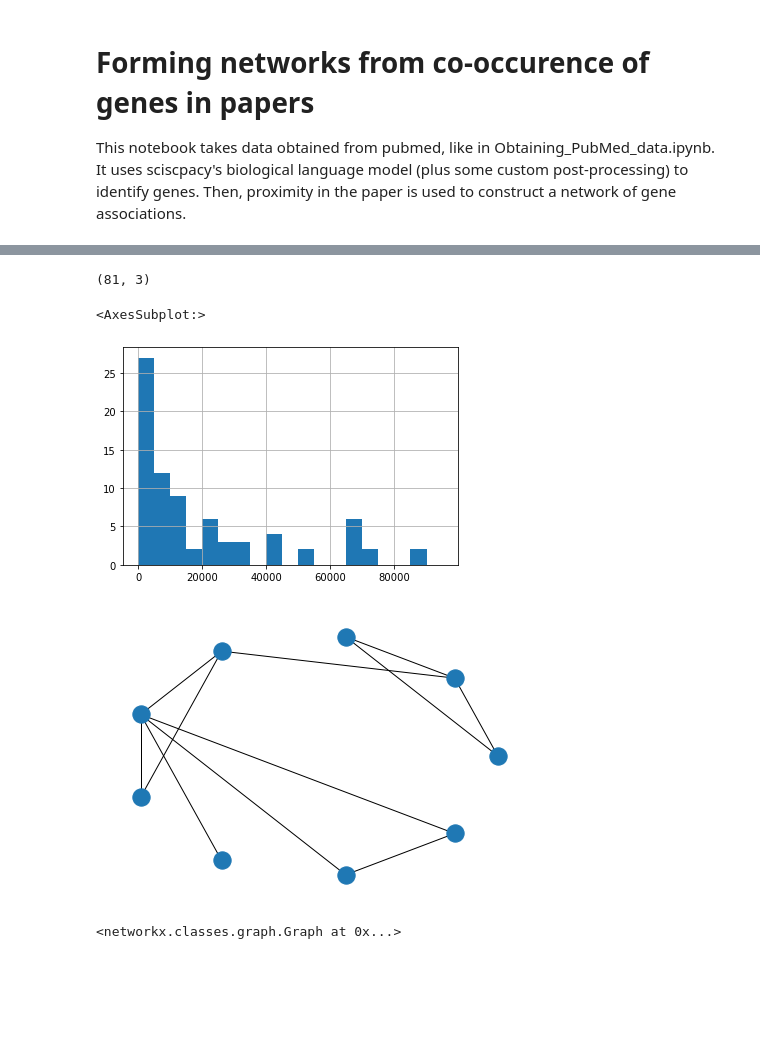
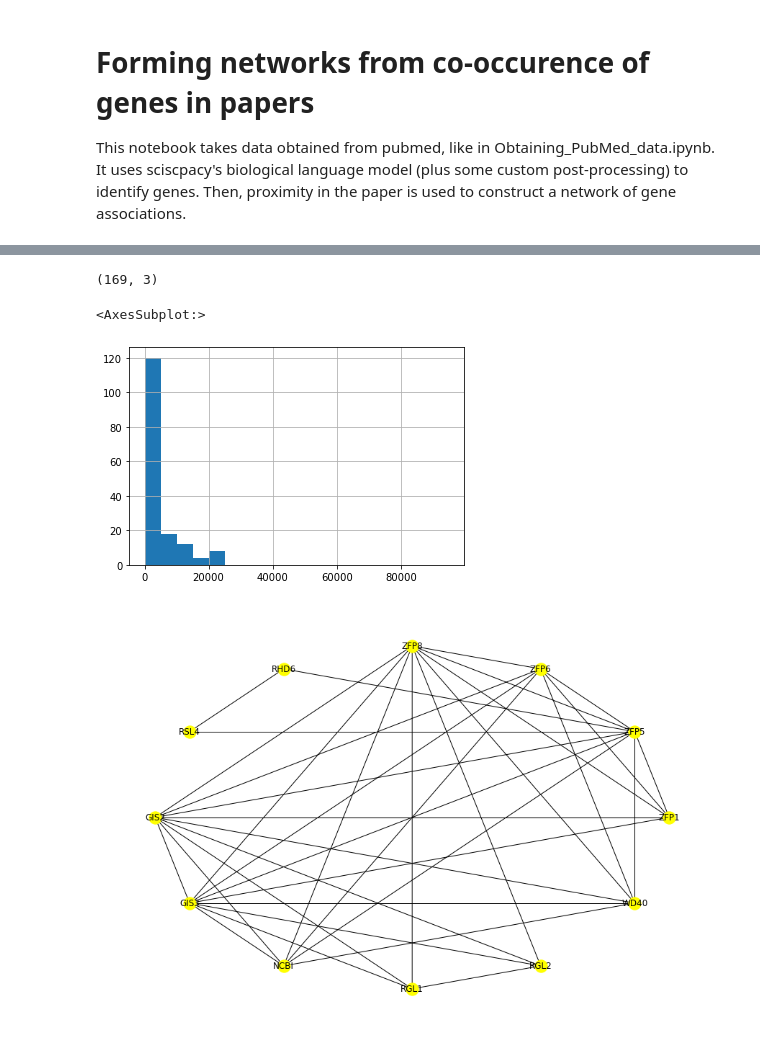
Before and after one commit to UvA-DSC/nlp_pubmed, a Jupyter notebook: form_networks.ipynb, the cells around one changed output, grey strips where cells are left out. Cells and saved outputs as stored; diff of their text form; code cells hidden in the pictures; blank space fills up the shorter version.

Commit message:
into dataframe of gene products, or something

```diff
--- a/form_networks.ipynb
+++ b/form_networks.ipynb
@@ -26,7 +26,7 @@ docs = [nlp(text) for text in all_papers]
 genes = []
 positions = []
 for ent in docs[2].ents:
-    if len(ent.text) > 2 and 'GENE' in ent.label_ and ent.text.isupper():
-        # print(f"{ent.text:20s}, {ent.start_char:6}, {ent.end_char:6}, {ent.label_:20s}")
+    if "GENE" in ent.label_ and ent.text.isupper() and len(ent.text) ==4:
+        print(f"{ent.text:4s}: {ent.label_:20s}")
         genes.append(ent.text.strip().replace('.', ''))
         positions.append(ent.start_char)
@@ -46,23 +84,20 @@ combinations = (distances.groupby(['Gene', 'Gene2']).distance.min()).reset_index
 print(combinations.shape)
 combinations.distance.hist(bins=np.arange(0,100000,5000))
 # %% [output]
-(81, 3)
+(169, 3)
 <AxesSubplot:>
-[figure, old version]
+[figure, new version]
 # %%
+plt.figure(figsize=(12,8))
 # Select "small" distances
-distlim = 5000
+distlim = 200
 assoc = combinations[combinations.distance < distlim]
 # Build network of combinations with small distances
 G = nx.Graph()
 for ir, row in assoc.iterrows():
     if row.Gene == row.Gene2: continue
     G.add_edge(row.Gene, row.Gene2)
 
-nx.draw(G, pos=nx.circular_layout(G))
+nx.draw(G, pos=nx.shell_layout(G), with_labels=True, node_color='yellow')
 # %% [output]
-[figure, old version]
+[figure, new version]
-# %%
-G
-# %% [output]
-<networkx.classes.graph.Graph at 0x...>
```
Also changed, not shown: parts of 3 cells of this notebook, 3 other files.
